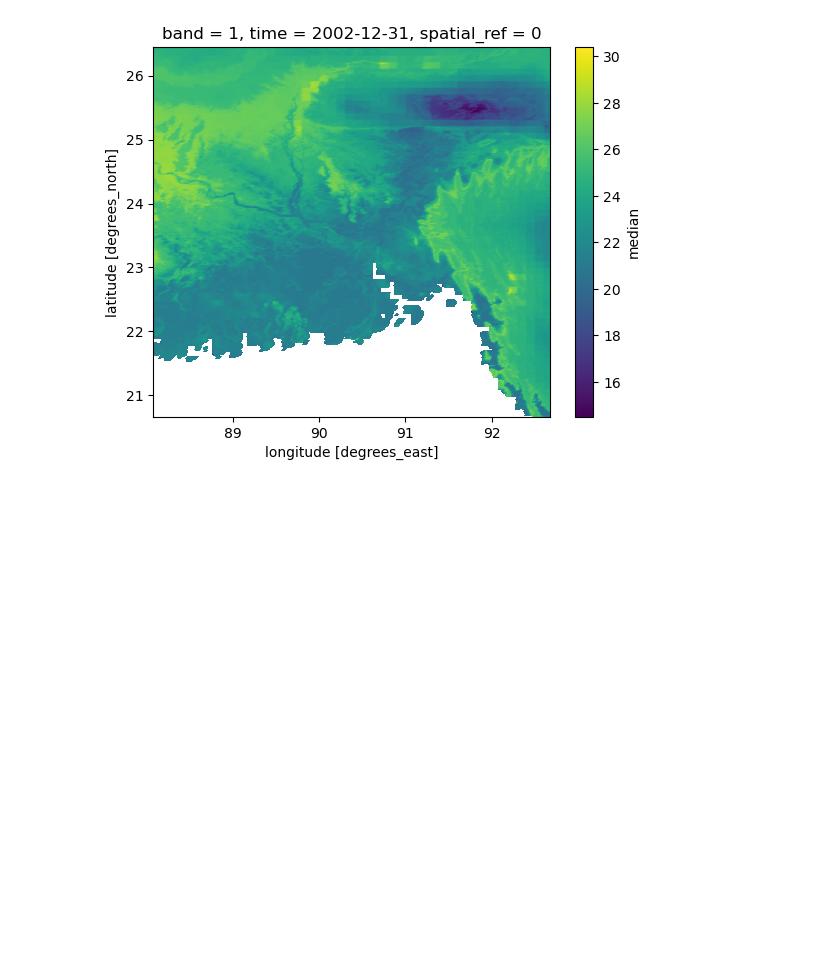
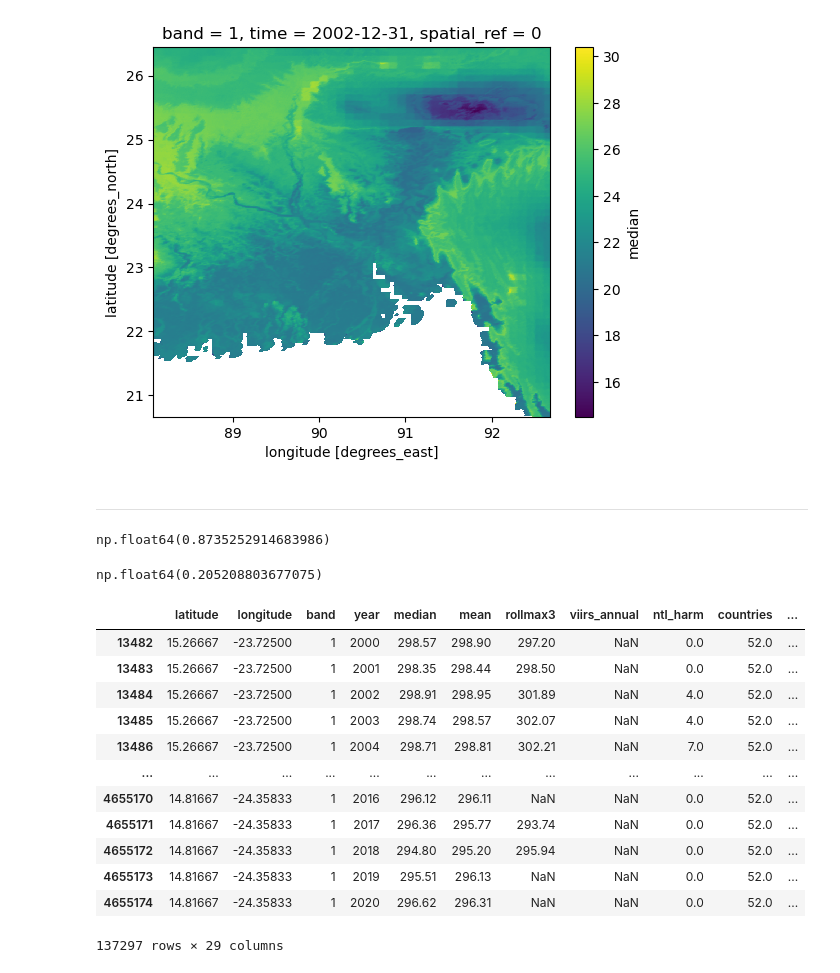
Before and after one commit to felixschulz385/growth-and-temperature, a Jupyter notebook: gnt/experiments/corroboration.ipynb, the cells around one changed output. Drawn from its saved outputs; the diff is of its cells as text; code cells hidden in the pictures; blank space fills up the shorter version.

```diff
--- a/gnt/experiments/corroboration.ipynb
+++ b/gnt/experiments/corroboration.ipynb
@@ -321,3 +344,33 @@ bounds = np.array(bounds).astype(int)
 test.sel(x=slice(bbox_crs["minx"], bbox_crs["maxx"]), y=slice(bbox_crs["miny"], bbox_crs["maxy"]))["median"].compute().values
 test["max"].sel(x=slice(bounds[0],bounds[2]), y=slice(bounds[1],bounds[3])).compute()#.odc.geobox
 test["max"].isel(x=slice(i*1000,(i+1)*1000), y=slice(j*1000,(j+1)*1000)).compute().isnull().mean()
+# %% [markdown]
+---
+# %%
+import pandas as pd
+
+test = pd.read_parquet("/scicore/home/meiera/schulz0022/projects/growth-and-temperature/data_nobackup/assembled/modis.parquet/ix=7/iy=18/data.parquet")
+# %%
+test.viirs_annual.isna().mean()
+# %% [output]
+np.float64(0.8735252914683986)
+# %%
+test["median"].isna().mean()
+# %% [output]
+np.float64(0.205208803677075)
+# %%
+test[~test["median"].isna()]
+# %% [output]
+|  | latitude | longitude | band | year | median | mean | rollmax3 | viirs_annual | ntl_harm | countries | ... |
+| 13482 | 15.26667 | -23.72500 | 1 | 2000 | 298.57 | 298.90 | 297.20 | NaN | 0.0 | 52.0 | ... |
+| 13483 | 15.26667 | -23.72500 | 1 | 2001 | 298.35 | 298.44 | 298.50 | NaN | 0.0 | 52.0 | ... |
+| 13484 | 15.26667 | -23.72500 | 1 | 2002 | 298.91 | 298.95 | 301.89 | NaN | 4.0 | 52.0 | ... |
+| 13485 | 15.26667 | -23.72500 | 1 | 2003 | 298.74 | 298.57 | 302.07 | NaN | 4.0 | 52.0 | ... |
+| 13486 | 15.26667 | -23.72500 | 1 | 2004 | 298.71 | 298.81 | 302.21 | NaN | 7.0 | 52.0 | ... |
+| ... | ... | ... | ... | ... | ... | ... | ... | ... | ... | ... | ... |
+| 4655170 | 14.81667 | -24.35833 | 1 | 2016 | 296.12 | 296.11 | NaN | NaN | 0.0 | 52.0 | ... |
+| 4655171 | 14.81667 | -24.35833 | 1 | 2017 | 296.36 | 295.77 | 293.74 | NaN | 0.0 | 52.0 | ... |
+| 4655172 | 14.81667 | -24.35833 | 1 | 2018 | 294.80 | 295.20 | 295.94 | NaN | 0.0 | 52.0 | ... |
+| 4655173 | 14.81667 | -24.35833 | 1 | 2019 | 295.51 | 296.13 | NaN | NaN | 0.0 | 52.0 | ... |
+| 4655174 | 14.81667 | -24.35833 | 1 | 2020 | 296.62 | 296.31 | NaN | NaN | 0.0 | 52.0 | ... |
+137297 rows × 29 columns
```
Also changed, not shown: parts of 12 cells of this notebook, 5 other files.
